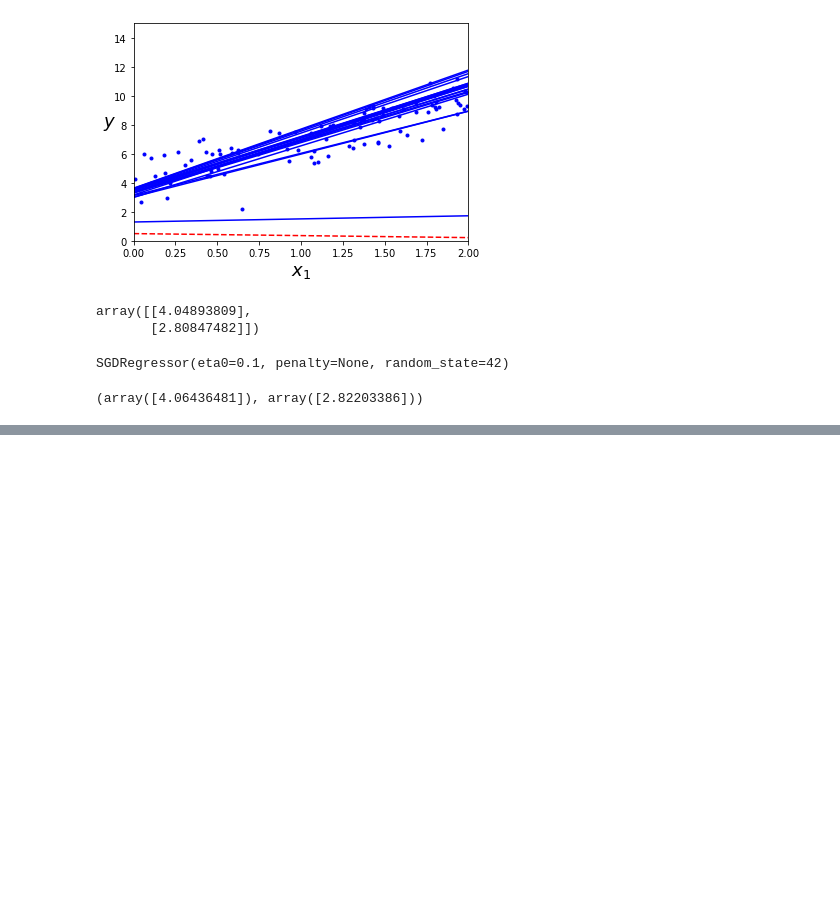
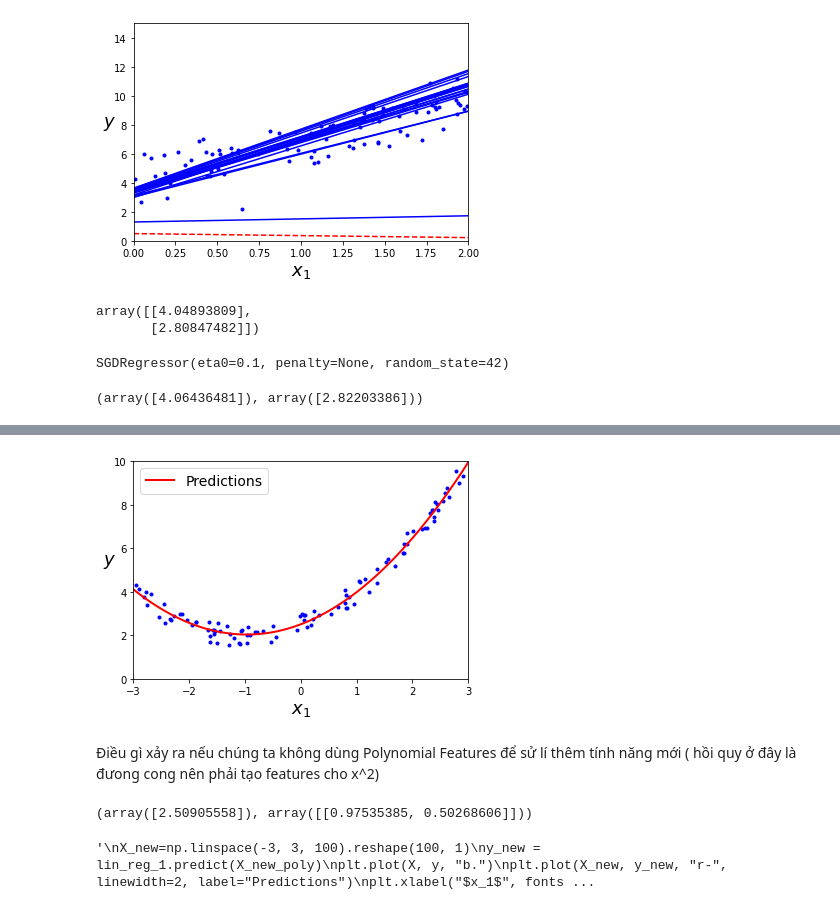
Before and after one commit to denotevn/To-master-machine-learning, a Jupyter notebook: Train Model/LineaRegression.ipynb, the cells around one changed output, grey strips where cells are left out. Drawn from its saved outputs; the diff is of its cells as text; code cells hidden in the pictures; blank space fills up the shorter version.

```diff
--- a/Train Model/LineaRegression.ipynb
+++ b/Train Model/LineaRegression.ipynb
@@ -135,0 +255,15 @@ sgd_reg.intercept_, sgd_reg.coef_
+# %%
+X_new=np.linspace(-3, 3, 100).reshape(100, 1)
+X_new_poly = poly_features.transform(X_new)
+y_new = lin_reg.predict(X_new_poly)
+plt.plot(X, y, "b.")
+plt.plot(X_new, y_new, "r-", linewidth=2, label="Predictions")
+plt.xlabel("$x_1$", fontsize=18)
+plt.ylabel("$y$", rotation=0, fontsize=18)
+plt.legend(loc="upper left", fontsize=14)
+plt.axis([-3, 3, 0, 10])
+plt.show()
+# %% [output]
+[figure, added]
+# %% [markdown]
+Điều gì xảy ra nếu chúng ta không dùng Polynomial Features để sử lí thêm tính năng mới ( hồi quy ở đây là đưong cong nên phải tạo features cho x^2)
@@ -135,0 +274,22 @@ sgd_reg.intercept_, sgd_reg.coef_
+# %%
+lin_reg_1 = LinearRegression()
+lin_reg_1.fit(X_1, y_1)
+lin_reg.intercept_, lin_reg.coef_
+# y = 0.50268606*x^2 + 0.97535385*x + 2.50905558
+# %% [output]
+(array([2.50905558]), array([[0.97535385, 0.50268606]]))
+# %%
+'''
+X_new=np.linspace(-3, 3, 100).reshape(100, 1)
+y_new = lin_reg_1.predict(X_new_poly)
+plt.plot(X, y, "b.")
+plt.plot(X_new, y_new, "r-", linewidth=2, label="Predictions")
+plt.xlabel("$x_1$", fontsize=18)
+plt.ylabel("$y$", rotation=0, fontsize=18)
+plt.legend(loc="upper left", fontsize=14)
+plt.axis([-3, 3, 0, 10])
+plt.show()
+'''
+# The ouput show : X has 2 features, but LinearRegression is expecting 1 features as input.
+# %% [output]
+'\nX_new=np.linspace(-3, 3, 100).reshape(100, 1)\ny_new = lin_reg_1.predict(X_new_poly)\nplt.plot(X, y, "b.")\nplt.plot(X_new, y_new, "r-", linewidth=2, label="Predictions")\nplt.xlabel("$x_1$", fonts ...
```
Also changed, not shown: parts of 20 cells of this notebook.
